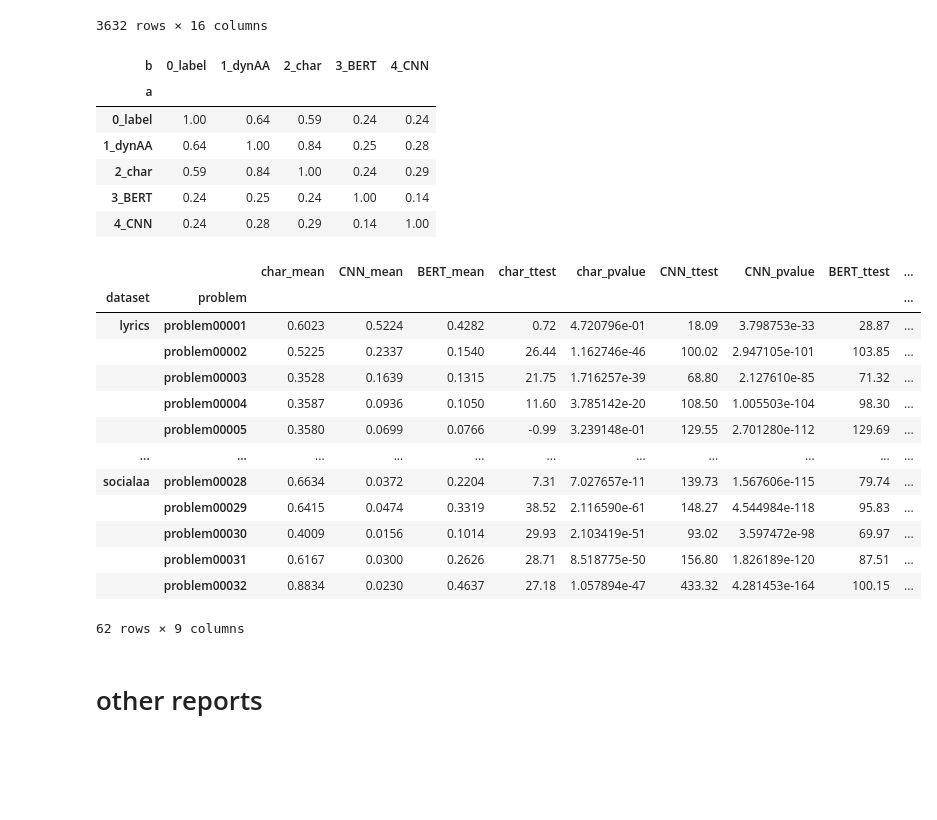
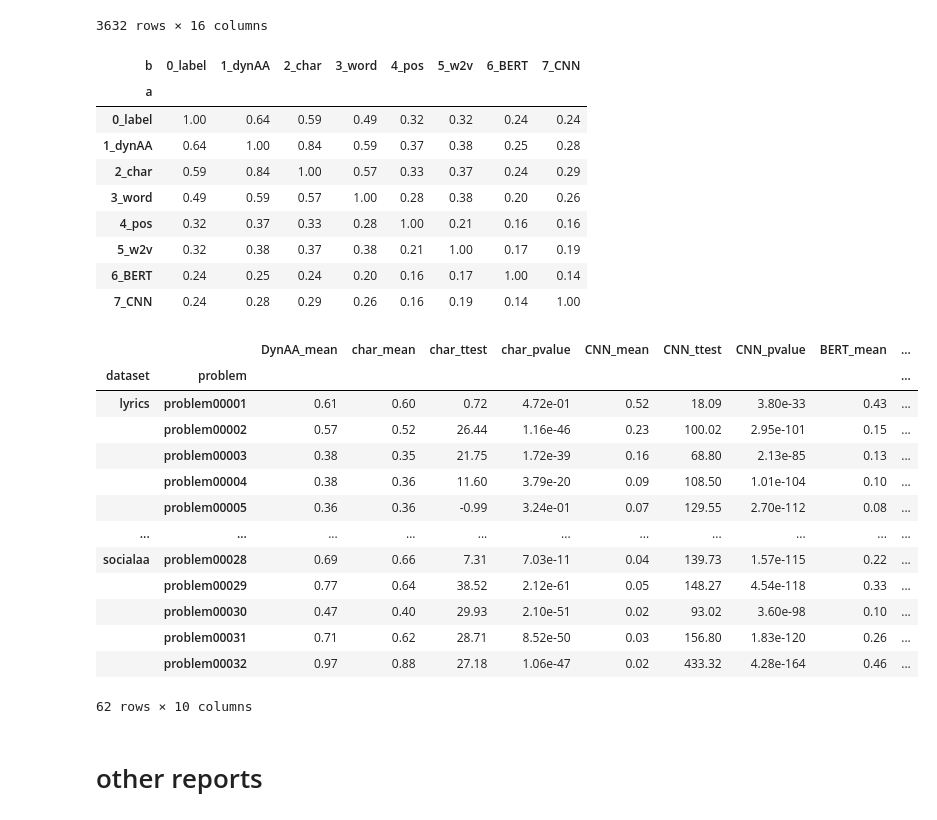
Before and after one commit to jeleandro/DynamicAuthorshipAttribution, a Jupyter notebook: statistics/Statistical tests.ipynb, the cells around one changed output. Cells and saved outputs as stored; diff of their text form; code cells hidden in the pictures; blank space fills up the shorter version.

```diff
--- a/statistics/Statistical tests.ipynb
+++ b/statistics/Statistical tests.ipynb
@@ -88,7 +108,7 @@ output_models[['dataset','row_index']].groupby('dataset').count()
 # %% [markdown]
 # Reading bert output
 # %%
-bert_output = pd.read_csv(baseDir+'/BERT/output_bert_truncated/bert_predictions.csv.zip', compression='zip')[fields]
+bert_output = pd.read_csv(baseDir+'/BERT/output_bert/bert_predictions.csv.zip', compression='zip')[fields]
 # %%
 output_bert = bert_output.query("model == 'LR'")\
     .pivot(index=['row_index','dataset','problem'], columns='model', values='pred').reset_index().rename(columns={'LR':'BERT'})
@@ -141,14 +161,14 @@ valds_unknown
 | 30965 | 30965 | socialaa | unknown | problem00032 | en | candidate00050 | candidate00050 | candidate00050 | candidate00050 | candidate00050 | candidate00042 | ... |
 3632 rows × 16 columns
 # %%
-models = ['dynAA','char','BERT','CNN'];
+models = ['dynAA','char','word','pos','w2v','BERT','CNN'];
 kappa = pd.DataFrame([
         {
             'a':str(i)+'_'+a,
             'b':str(j)+'_'+b,
             'kappa':metrics.cohen_kappa_score(
-                valds_unknown.query(f"dataset == '{d}'")[a],
-                valds_unknown.query(f"dataset == '{d}'")[b]),
+                valds_unknown.query(f"dataset == '{d}'")[a].fillna(""),
+                valds_unknown.query(f"dataset == '{d}'")[b].fillna("")),
 
         } for i,a in enumerate(['label']+models)
         for j,b in enumerate(['label']+models)
@@ -160,13 +180,16 @@ with open(baseDir+'/kappa_report.txt','w') as f:
     f.write(kappa.round(2).to_latex(index=False))
 kappa.round(2)
 # %% [output]
-| b | 0_label | 1_dynAA | 2_char | 3_BERT | 4_CNN |
-| a |  |  |  |  |  |
-| 0_label | 1.00 | 0.64 | 0.59 | 0.24 | 0.24 |
-| 1_dynAA | 0.64 | 1.00 | 0.84 | 0.25 | 0.28 |
-| 2_char | 0.59 | 0.84 | 1.00 | 0.24 | 0.29 |
-| 3_BERT | 0.24 | 0.25 | 0.24 | 1.00 | 0.14 |
-| 4_CNN | 0.24 | 0.28 | 0.29 | 0.14 | 1.00 |
+| b | 0_label | 1_dynAA | 2_char | 3_word | 4_pos | 5_w2v | 6_BERT | 7_CNN |
+| a |  |  |  |  |  |  |  |  |
+| 0_label | 1.00 | 0.64 | 0.59 | 0.49 | 0.32 | 0.32 | 0.24 | 0.24 |
+| 1_dynAA | 0.64 | 1.00 | 0.84 | 0.59 | 0.37 | 0.38 | 0.25 | 0.28 |
+| 2_char | 0.59 | 0.84 | 1.00 | 0.57 | 0.33 | 0.37 | 0.24 | 0.29 |
+| 3_word | 0.49 | 0.59 | 0.57 | 1.00 | 0.28 | 0.38 | 0.20 | 0.26 |
+| 4_pos | 0.32 | 0.37 | 0.33 | 0.28 | 1.00 | 0.21 | 0.16 | 0.16 |
+| 5_w2v | 0.32 | 0.38 | 0.37 | 0.38 | 0.21 | 1.00 | 0.17 | 0.19 |
+| 6_BERT | 0.24 | 0.25 | 0.24 | 0.20 | 0.16 | 0.17 | 1.00 | 0.14 |
+| 7_CNN | 0.24 | 0.28 | 0.29 | 0.26 | 0.16 | 0.19 | 0.14 | 1.00 |
 # %%
 import numpy as np;
 # %%
@@ -192,35 +216,36 @@ for dataset in valds_unknown['dataset'].unique():
 # %%
 from scipy import stats;
 def _stats(x):
     result = {}
 
+    result["DynAA_mean"] = round(x['dynAA'].mean(),2)
     for m in ['char', 'CNN','BERT']:
-        result[m+'_mean'] = round(x[m].mean(),4)
-    for m in ['char', 'CNN','BERT']:
+        result[m+'_mean'] = round(x[m].mean(),2)
         result[m+'_ttest'], result[m+'_pvalue'] = stats.ttest_rel(x['dynAA'], x[m]);
         result[m+'_ttest'] = round(result[m+'_ttest'],2)
+        result[m+'_pvalue'] =  "{:.2e}".format(result[m+'_pvalue'])
 
         #result[m+'_std'] = x[m].std()
         #result[m+'_ks_normal_pvalue'] = stats.kstest(x[m], 'norm')[1]
         #result[m+'_ks_d'] = stats.kstest(x[m], 'norm')[0]
         #result[m+'_shapiro'] = round(stats.shapiro(x[m])[0],4)
 
 
     return pd.Series(result)
 
 pd.DataFrame(performances).groupby(['dataset','problem']).apply(_stats)
 # %% [output]
-|  |  | char_mean | CNN_mean | BERT_mean | char_ttest | char_pvalue | CNN_ttest | CNN_pvalue | BERT_ttest | ... |
+|  |  | DynAA_mean | char_mean | char_ttest | char_pvalue | CNN_mean | CNN_ttest | CNN_pvalue | BERT_mean | ... |
 | dataset | problem |  |  |  |  |  |  |  |  | ... |
-| lyrics | problem00001 | 0.6023 | 0.5224 | 0.4282 | 0.72 | 4.720796e-01 | 18.09 | 3.798753e-33 | 28.87 | ... |
-|  | problem00002 | 0.5225 | 0.2337 | 0.1540 | 26.44 | 1.162746e-46 | 100.02 | 2.947105e-101 | 103.85 | ... |
-|  | problem00003 | 0.3528 | 0.1639 | 0.1315 | 21.75 | 1.716257e-39 | 68.80 | 2.127610e-85 | 71.32 | ... |
-|  | problem00004 | 0.3587 | 0.0936 | 0.1050 | 11.60 | 3.785142e-20 | 108.50 | 1.005503e-104 | 98.30 | ... |
-|  | problem00005 | 0.3580 | 0.0699 | 0.0766 | -0.99 | 3.239148e-01 | 129.55 | 2.701280e-112 | 129.69 | ... |
+| lyrics | problem00001 | 0.61 | 0.60 | 0.72 | 4.72e-01 | 0.52 | 18.09 | 3.80e-33 | 0.43 | ... |
+|  | problem00002 | 0.57 | 0.52 | 26.44 | 1.16e-46 | 0.23 | 100.02 | 2.95e-101 | 0.15 | ... |
+|  | problem00003 | 0.38 | 0.35 | 21.75 | 1.72e-39 | 0.16 | 68.80 | 2.13e-85 | 0.13 | ... |
+|  | problem00004 | 0.38 | 0.36 | 11.60 | 3.79e-20 | 0.09 | 108.50 | 1.01e-104 | 0.10 | ... |
+|  | problem00005 | 0.36 | 0.36 | -0.99 | 3.24e-01 | 0.07 | 129.55 | 2.70e-112 | 0.08 | ... |
 | ... | ... | ... | ... | ... | ... | ... | ... | ... | ... | ... |
-| socialaa | problem00028 | 0.6634 | 0.0372 | 0.2204 | 7.31 | 7.027657e-11 | 139.73 | 1.567606e-115 | 79.74 | ... |
-|  | problem00029 | 0.6415 | 0.0474 | 0.3319 | 38.52 | 2.116590e-61 | 148.27 | 4.544984e-118 | 95.83 | ... |
-|  | problem00030 | 0.4009 | 0.0156 | 0.1014 | 29.93 | 2.103419e-51 | 93.02 | 3.597472e-98 | 69.97 | ... |
-|  | problem00031 | 0.6167 | 0.0300 | 0.2626 | 28.71 | 8.518775e-50 | 156.80 | 1.826189e-120 | 87.51 | ... |
-|  | problem00032 | 0.8834 | 0.0230 | 0.4637 | 27.18 | 1.057894e-47 | 433.32 | 4.281453e-164 | 100.15 | ... |
+| socialaa | problem00028 | 0.69 | 0.66 | 7.31 | 7.03e-11 | 0.04 | 139.73 | 1.57e-115 | 0.22 | ... |
+|  | problem00029 | 0.77 | 0.64 | 38.52 | 2.12e-61 | 0.05 | 148.27 | 4.54e-118 | 0.33 | ... |
+|  | problem00030 | 0.47 | 0.40 | 29.93 | 2.10e-51 | 0.02 | 93.02 | 3.60e-98 | 0.10 | ... |
+|  | problem00031 | 0.71 | 0.62 | 28.71 | 8.52e-50 | 0.03 | 156.80 | 1.83e-120 | 0.26 | ... |
+|  | problem00032 | 0.97 | 0.88 | 27.18 | 1.06e-47 | 0.02 | 433.32 | 4.28e-164 | 0.46 | ... |
-62 rows × 9 columns
+62 rows × 10 columns
```
Also changed, not shown: parts of 9 cells of this notebook, 4 other files.
